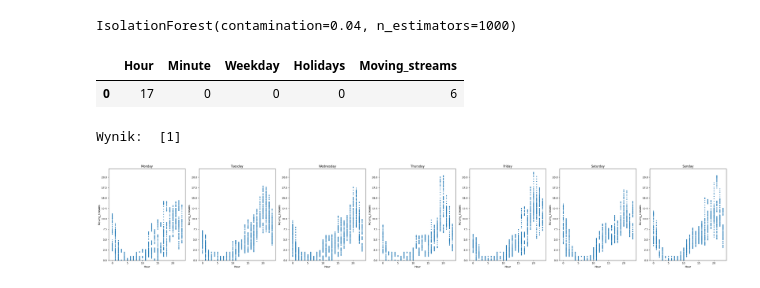
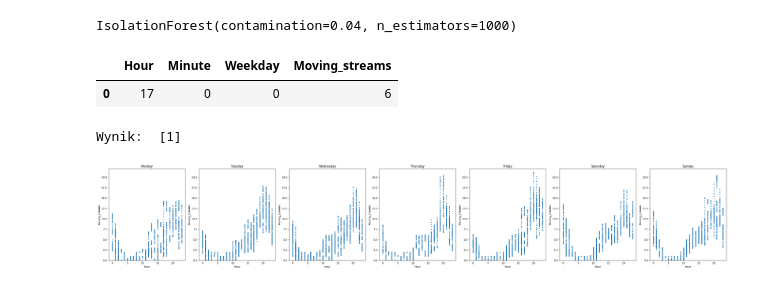
Before and after one commit to jadasek/Stream-opportunity-finder, a Jupyter notebook: analise_XGBoost.ipynb, the cells around one changed output. Saved outputs shown, nothing was run; the diff lists cells and outputs as text; code cells hidden in the pictures.

Commit message:
new data

```diff
--- a/analise_XGBoost.ipynb
+++ b/analise_XGBoost.ipynb
@@ -29,5 +28,5 @@ memory usage: 2.8+ MB
 # %%
-data = data.drop(data.columns[[9, 10,11,12]], axis=1)
+#data = data.drop(data.columns[[9, 10,11,12]], axis=1)
 data['Date'] = pd.to_datetime(data['Date'])
 data['Date'] = pd.to_datetime(data['Date'])
 data = data.dropna()
@@ -222,21 +219,21 @@ array([0.93317616, 0.        , 0.06682386], dtype=float32)
 # %%
 from sklearn.ensemble import IsolationForest
 
-X = data[['Hour','Minute','Weekday','Holidays','Moving_streams']]
+X = data[['Hour','Minute','Weekday','Moving_streams']]
 
 isof = IsolationForest(n_estimators = 1000, contamination=0.04)
 isof.fit(X)
 # %% [output]
 IsolationForest(contamination=0.04, n_estimators=1000)
 # %%
-new_data = pd.DataFrame({'Hour': [17], 'Minute': [0], 'Weekday': [0], 'Holidays':[0], 'Moving_streams': [6]})
+new_data = pd.DataFrame({'Hour': [17], 'Minute': [0], 'Weekday': [0], 'Moving_streams': [6]})
 display(new_data)
 prediction = isof.predict(new_data)
 
 print('Wynik: ', prediction)
 # %% [output]
-|  | Hour | Minute | Weekday | Holidays | Moving_streams |
-| 0 | 17 | 0 | 0 | 0 | 6 |
+|  | Hour | Minute | Weekday | Moving_streams |
+| 0 | 17 | 0 | 0 | 6 |
 Wynik:  [1]
 # %%
 import matplotlib.pyplot as plt
```
Also changed, not shown: parts of 7 cells of this notebook, 2 other files.
